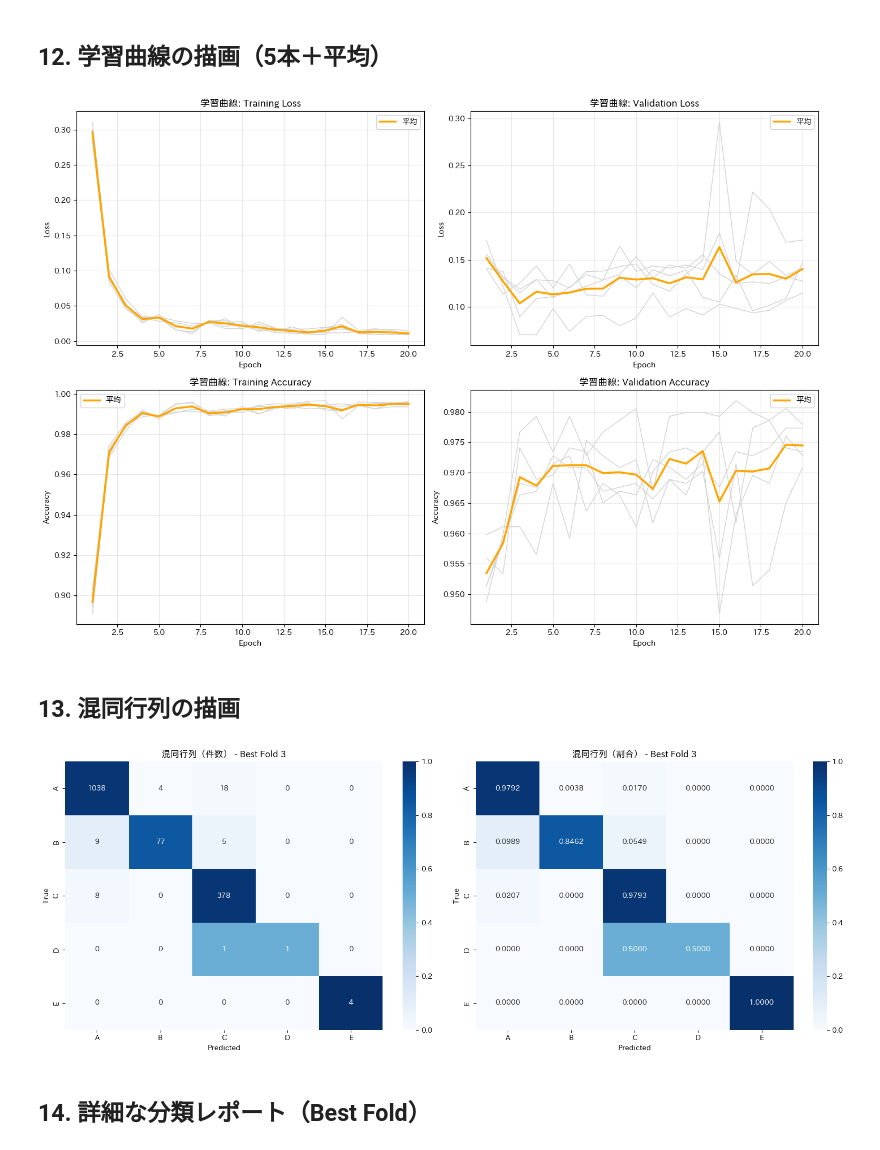
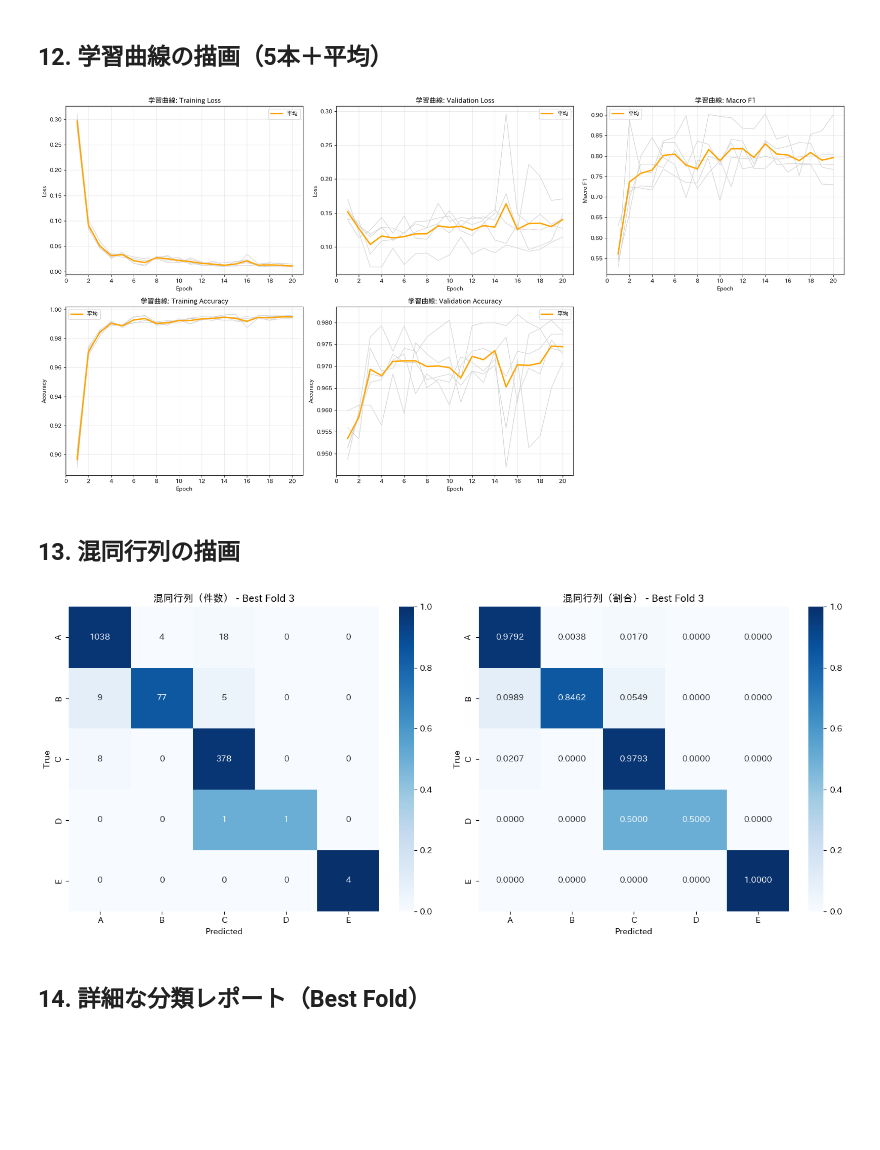
Before and after one commit to Shimoyama-h26ms419/GraduationResearch-v2, a Jupyter notebook: jupyter/maxvit-bias-profs.ipynb, the cells around one changed output. Saved outputs shown, nothing was run; the diff lists cells and outputs as text; code cells hidden in the pictures; blank space fills up the shorter version.

Commit message:
細かい箇所を修正 - xticks が小数になる部分を修正 - 平均のMacro F1の曲線を追加

```diff
--- a/jupyter/maxvit-bias-profs.ipynb
+++ b/jupyter/maxvit-bias-profs.ipynb
@@ -83,7 +83,7 @@ BATCH_SIZE = 16
 EPOCHS = 20
 WEIGHT_DECAY = 1e-4
 N_SPLITS = 5
-NUM_WORKERS = 24  # Windows では 0 にしないとエラーが置きます
+NUM_WORKERS = 14  # Windows では 0 にしないとエラーが置きます
 USE_FP16 = True
 # %% [markdown]
 ## 4. ラベル CSV の読み込み
@@ -249,6 +249,7 @@ def evaluate(model, loader, criterion, device, use_fp16=True, pbar=None):
 def plot_fold_history(history, fold_idx, epochs):
     """Fold 終了時に Loss / Accuracy / Macro F1 の学習曲線を描画。"""
     epochs_range = np.arange(1, epochs + 1)
+    xticks = np.arange(0, epochs + 1, 2)
 
     fig, axes = plt.subplots(1, 3, figsize=(18, 5))
 
@@ -259,6 +260,7 @@ def plot_fold_history(history, fold_idx, epochs):
     ax.set_title(f"Fold {fold_idx + 1} - Loss")
     ax.set_xlabel("Epoch")
     ax.set_ylabel("Loss")
+    ax.set_xticks(xticks)
     ax.legend()
     ax.grid(alpha=0.3)
 
@@ -269,6 +271,7 @@ def plot_fold_history(history, fold_idx, epochs):
     ax.set_title(f"Fold {fold_idx + 1} - Accuracy")
     ax.set_xlabel("Epoch")
     ax.set_ylabel("Accuracy")
+    ax.set_xticks(xticks)
     ax.legend()
     ax.grid(alpha=0.3)
 
@@ -278,6 +281,7 @@ def plot_fold_history(history, fold_idx, epochs):
     ax.set_title(f"Fold {fold_idx + 1} - Macro F1")
     ax.set_xlabel("Epoch")
     ax.set_ylabel("Macro F1")
+    ax.set_xticks(xticks)
     ax.legend()
     ax.grid(alpha=0.3)
 
@@ -521,55 +525,79 @@ display(metrics_df.round(4))
 ## 12. 学習曲線の描画（5本＋平均）
 # %%
 epochs_range = np.arange(1, EPOCHS + 1)
+xticks = np.arange(0, EPOCHS + 1, 2)
 
 train_loss_arr = np.array([h["train_loss"] for h in fold_histories])
 val_loss_arr   = np.array([h["val_loss"]   for h in fold_histories])
 train_acc_arr  = np.array([h["train_acc"]  for h in fold_histories])
 val_acc_arr    = np.array([h["val_acc"]    for h in fold_histories])
+macro_f1_arr   = np.array([h["macro_f1"]   for h in fold_histories])
 
 mean_train_loss = train_loss_arr.mean(axis=0)
 mean_val_loss   = val_loss_arr.mean(axis=0)
 mean_train_acc  = train_acc_arr.mean(axis=0)
 mean_val_acc    = val_acc_arr.mean(axis=0)
+mean_macro_f1   = macro_f1_arr.mean(axis=0)
 
-fig, axes = plt.subplots(2, 2, figsize=(14, 10))
+fig, axes = plt.subplots(2, 3, figsize=(20, 10))
 
+# --- Train Loss ---
 ax = axes[0, 0]
 for i in range(N_SPLITS):
     ax.plot(epochs_range, train_loss_arr[i], color="lightgray", linewidth=1)
 ax.plot(epochs_range, mean_train_loss, color="orange", linewidth=2.5, label="平均")
 ax.set_title("学習曲線: Training Loss")
 ax.set_xlabel("Epoch"); ax.set_ylabel("Loss")
+ax.set_xticks(xticks)
 ax.legend(); ax.grid(alpha=0.3)
 
+# --- Val Loss ---
 ax = axes[0, 1]
 for i in range(N_SPLITS):
     ax.plot(epochs_range, val_loss_arr[i], color="lightgray", linewidth=1)
 ax.plot(epochs_range, mean_val_loss, color="orange", linewidth=2.5, label="平均")
 ax.set_title("学習曲線: Validation Loss")
 ax.set_xlabel("Epoch"); ax.set_ylabel("Loss")
+ax.set_xticks(xticks)
 ax.legend(); ax.grid(alpha=0.3)
 
+# --- Macro F1 ---
+ax = axes[0, 2]
+for i in range(N_SPLITS):
+    ax.plot(epochs_range, macro_f1_arr[i], color="lightgray", linewidth=1)
+ax.plot(epochs_range, mean_macro_f1, color="orange", linewidth=2.5, label="平均")
+ax.set_title("学習曲線: Macro F1")
+ax.set_xlabel("Epoch"); ax.set_ylabel("Macro F1")
+ax.set_xticks(xticks)
+ax.legend(); ax.grid(alpha=0.3)
+
+# --- Train Accuracy ---
 ax = axes[1, 0]
 for i in range(N_SPLITS):
     ax.plot(epochs_range, train_acc_arr[i], color="lightgray", linewidth=1)
 ax.plot(epochs_range, mean_train_acc, color="orange", linewidth=2.5, label="平均")
 ax.set_title("学習曲線: Training Accuracy")
 ax.set_xlabel("Epoch"); ax.set_ylabel("Accuracy")
+ax.set_xticks(xticks)
 ax.legend(); ax.grid(alpha=0.3)
 
+# --- Val Accuracy ---
 ax = axes[1, 1]
 for i in range(N_SPLITS):
     ax.plot(epochs_range, val_acc_arr[i], color="lightgray", linewidth=1)
 ax.plot(epochs_range, mean_val_acc, color="orange", linewidth=2.5, label="平均")
 ax.set_title("学習曲線: Validation Accuracy")
 ax.set_xlabel("Epoch"); ax.set_ylabel("Accuracy")
+ax.set_xticks(xticks)
 ax.legend(); ax.grid(alpha=0.3)
+
+# --- 右下は使わないので非表示 ---
+axes[1, 2].axis("off")
 
 plt.tight_layout()
 plt.show()
 # %% [output]
-[figure, old version]
+[figure, new version]
 # %% [markdown]
 ## 13. 混同行列の描画
 # %%
@@ -579,7 +607,7 @@ cm_count = confusion_matrix(best_true, best_preds, labels=list(range(NUM_CLASSES
 row_sums = cm_count.sum(axis=1, keepdims=True)
 cm_ratio = np.divide(cm_count, row_sums, where=row_sums != 0)
 
-fig, axes = plt.subplots(1, 2, figsize=(16, 6))
+fig, axes = plt.subplots(1, 2, figsize=(14, 6))
 
 ax = axes[0]
 sns.heatmap(
@@ -602,7 +630,7 @@ ax.set_xlabel("Predicted"); ax.set_ylabel("True")
 plt.tight_layout()
 plt.show()
 # %% [output]
-[figure, old version]
+[figure, new version]
 # %% [markdown]
 ## 14. 詳細な分類レポート（Best Fold）
 # %%
```
Also changed, not shown: parts of 1 cell of this notebook.
